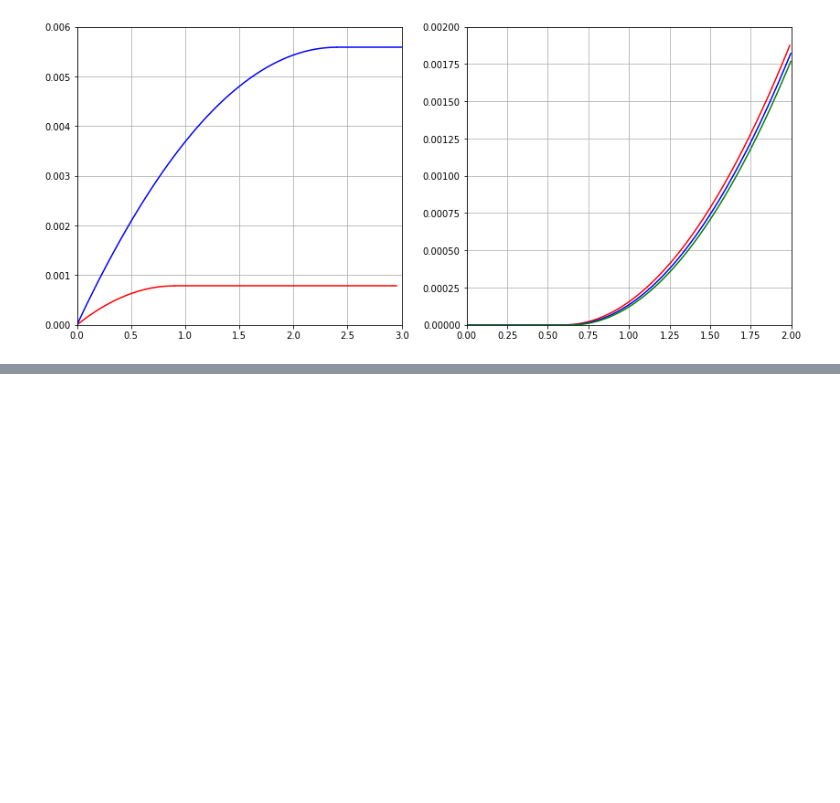
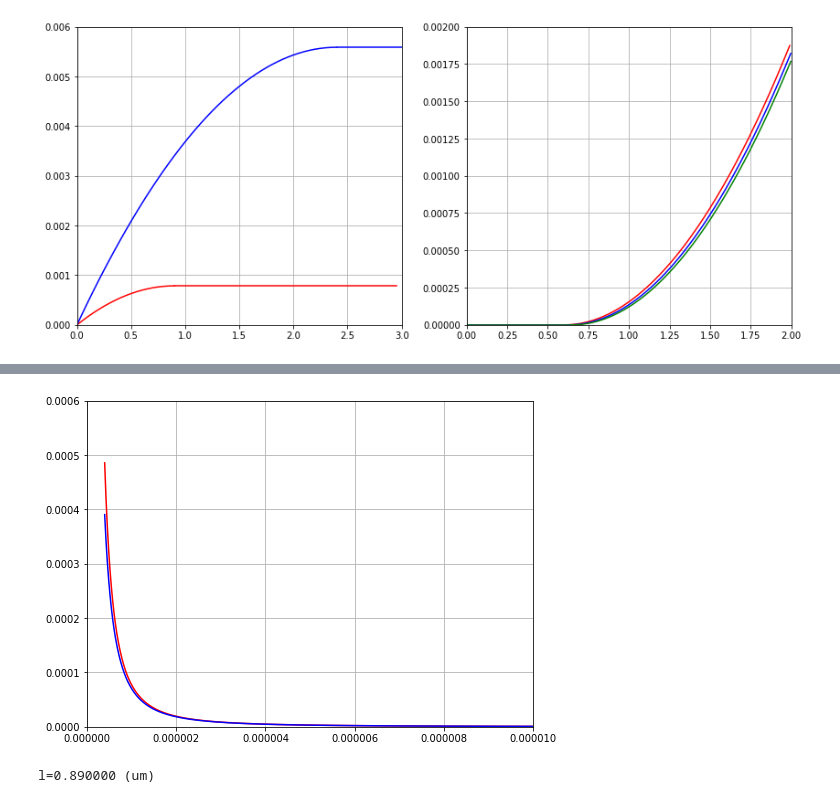
Before and after one commit to socrates77-sh/electronics, a Jupyter notebook: gray/ch01.ipynb, the cells around one changed output, grey strips where cells are left out. Cells and saved outputs as stored; diff of their text form; code cells hidden in the pictures; blank space fills up the shorter version.

```diff
--- a/gray/ch01.ipynb
+++ b/gray/ch01.ipynb
@@ -270,3 +457,45 @@ plt.show()
+# %%
+import matplotlib.pyplot as plt
+from numpy import pi, arange, sqrt
+
+VT = 26e-3
+ni = 1.5e16
+q = 1.6e-19
+epi = 1.04e-10
+eox = 3.9 * 8.854e-12
+
+Ec = 1.5e6
+W = 10e-6
+u = 450e-4
+
+plt.rc('figure', figsize=(8, 6))
+
+fig = plt.figure()
+ax = fig.add_subplot(1, 1, 1)
+ax.grid()
+
+lx = arange(0.4e-6, 10e-6, 0.01e-6)
+Vov = 0.1
+gm = [(50 * eox / x) * u * W / x * Vov for x in lx]
+ax.plot(lx, gm, 'r')
+
+gm1 = [W * (50 * eox / x) * u * Ec * (sqrt(1 + 2 * Vov / (Ec * x)
+                                           ) - 1) / sqrt(1 + 2 * Vov / (Ec * x)) for x in lx]
+ax.plot(lx, gm1, 'b')
+
+ax.set_xlim(0, 1e-5)
+ax.set_ylim(0, 6e-4)
+
+plt.show()
+
+
+for i in range(0, len(lx)):
+    if (gm[i] - gm1[i]) / gm[i] < 0.1:
+        print('l=%f (um)' % (lx[i] * 1e6))
+        break
+# %% [output]
+[figure, added]
+l=0.890000 (um)
 # %%
 import matplotlib.pyplot as plt
 from numpy import pi, arange, sqrt
```
Also changed, not shown: parts of 5 cells of this notebook, 6 other files.
